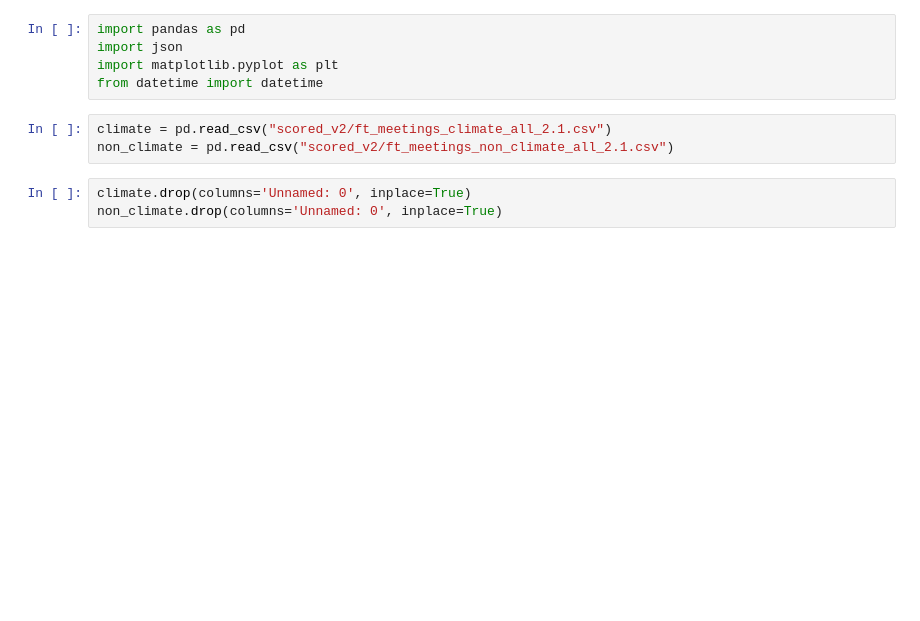
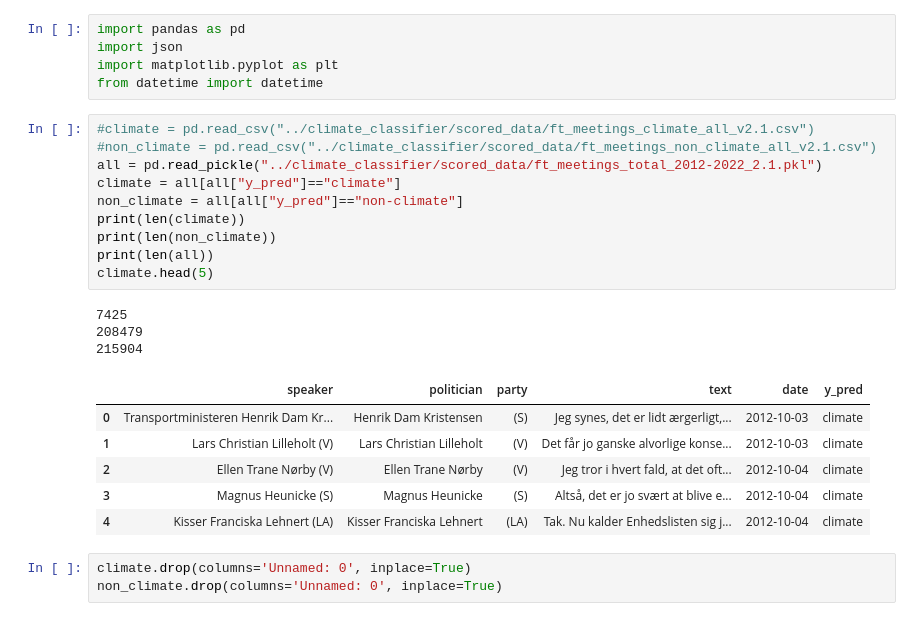
Before and after one commit to jonahank/Vote-Prediction-Model, a Jupyter notebook: data_analysis/temporal_dynamics.ipynb, the cells around one changed output. Cells and saved outputs as stored; diff of their text form; blank space fills up the shorter version.

```diff
--- a/data_analysis/temporal_dynamics.ipynb
+++ b/data_analysis/temporal_dynamics.ipynb
@@ -3,9 +3,26 @@ import pandas as pd
 import json
 import matplotlib.pyplot as plt
 from datetime import datetime
-# %%
-climate = pd.read_csv("scored_v2/ft_meetings_climate_all_2.1.csv")
-non_climate = pd.read_csv("scored_v2/ft_meetings_non_climate_all_2.1.csv")
+# %%
+#climate = pd.read_csv("../climate_classifier/scored_data/ft_meetings_climate_all_v2.1.csv")
+#non_climate = pd.read_csv("../climate_classifier/scored_data/ft_meetings_non_climate_all_v2.1.csv")
+all = pd.read_pickle("../climate_classifier/scored_data/ft_meetings_total_2012-2022_2.1.pkl")
+climate = all[all["y_pred"]=="climate"]
+non_climate = all[all["y_pred"]=="non-climate"]
+print(len(climate))
+print(len(non_climate))
+print(len(all))
+climate.head(5)
+# %% [output]
+7425
+208479
+215904
+|  | speaker | politician | party | text | date | y_pred |
+| 0 | Transportministeren Henrik Dam Kr... | Henrik Dam Kristensen | (S) | Jeg synes, det er lidt ærgerligt,... | 2012-10-03 | climate |
+| 1 | Lars Christian Lilleholt (V) | Lars Christian Lilleholt | (V) | Det får jo ganske alvorlige konse... | 2012-10-03 | climate |
+| 2 | Ellen Trane Nørby (V) | Ellen Trane Nørby | (V) | Jeg tror i hvert fald, at det oft... | 2012-10-04 | climate |
+| 3 | Magnus Heunicke (S) | Magnus Heunicke | (S) | Altså, det er jo svært at blive e... | 2012-10-04 | climate |
+| 4 | Kisser Franciska Lehnert (LA) | Kisser Franciska Lehnert | (LA) | Tak. Nu kalder Enhedslisten sig j... | 2012-10-04 | climate |
 # %%
 climate.drop(columns='Unnamed: 0', inplace=True)
 non_climate.drop(columns='Unnamed: 0', inplace=True)
```
Also changed, not shown: parts of 3 cells of this notebook, 3 other files.
